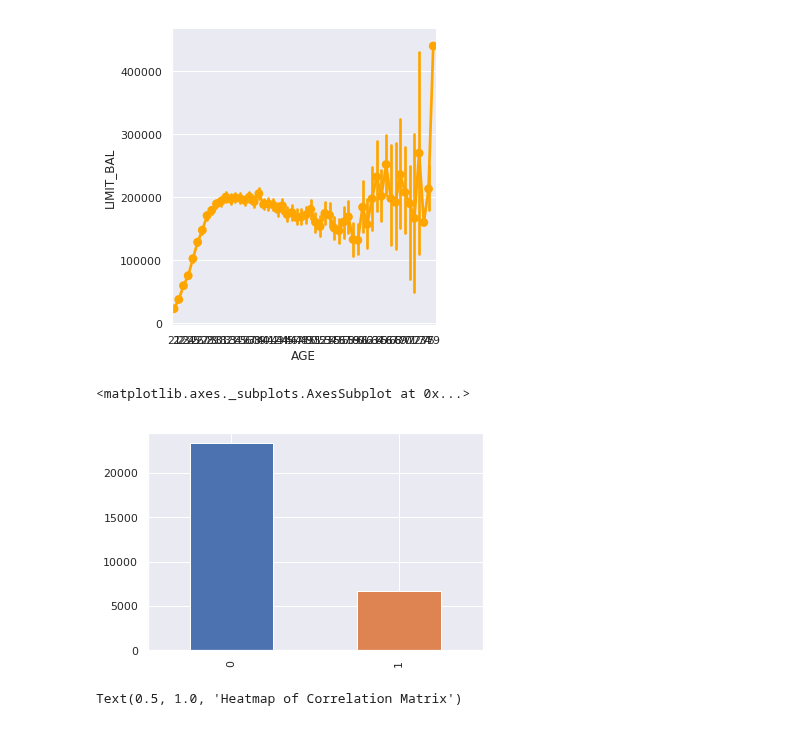
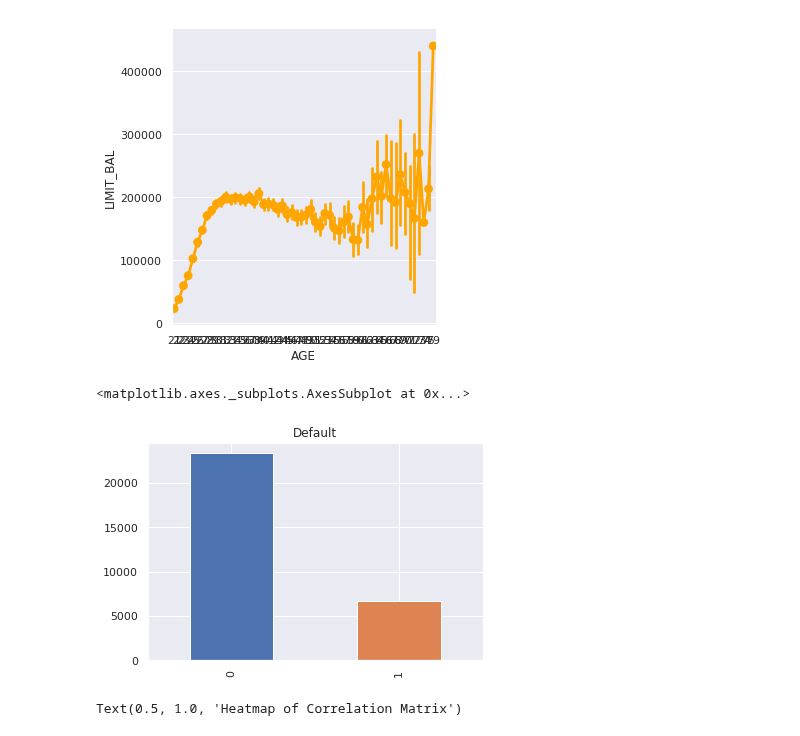
Before and after one commit to BA545-SP2019/2019-competition2-3-musketeers, a Jupyter notebook: Final_project_outline-Copy1.ipynb, the cells around one changed output. Drawn from its saved outputs; the diff is of its cells as text; code cells hidden in the pictures.

```diff
--- a/Final_project_outline-Copy1.ipynb
+++ b/Final_project_outline-Copy1.ipynb
@@ -159,10 +159,10 @@ sns.factorplot(x='AGE',y='LIMIT_BAL',data=df, color ="orange")
 <seaborn.axisgrid.FacetGrid at 0x...>
 [figure]
 # %%
-y.value_counts().plot(kind = 'bar')
+y.value_counts().plot(kind = 'bar', title  = "Default")
 # %% [output]
 <matplotlib.axes._subplots.AxesSubplot at 0x...>
-[figure, old version]
+[figure, new version]
 # %%
 corr=df.corr()
 corr = (corr)
```
Also changed, not shown: parts of 1 cell of this notebook.
